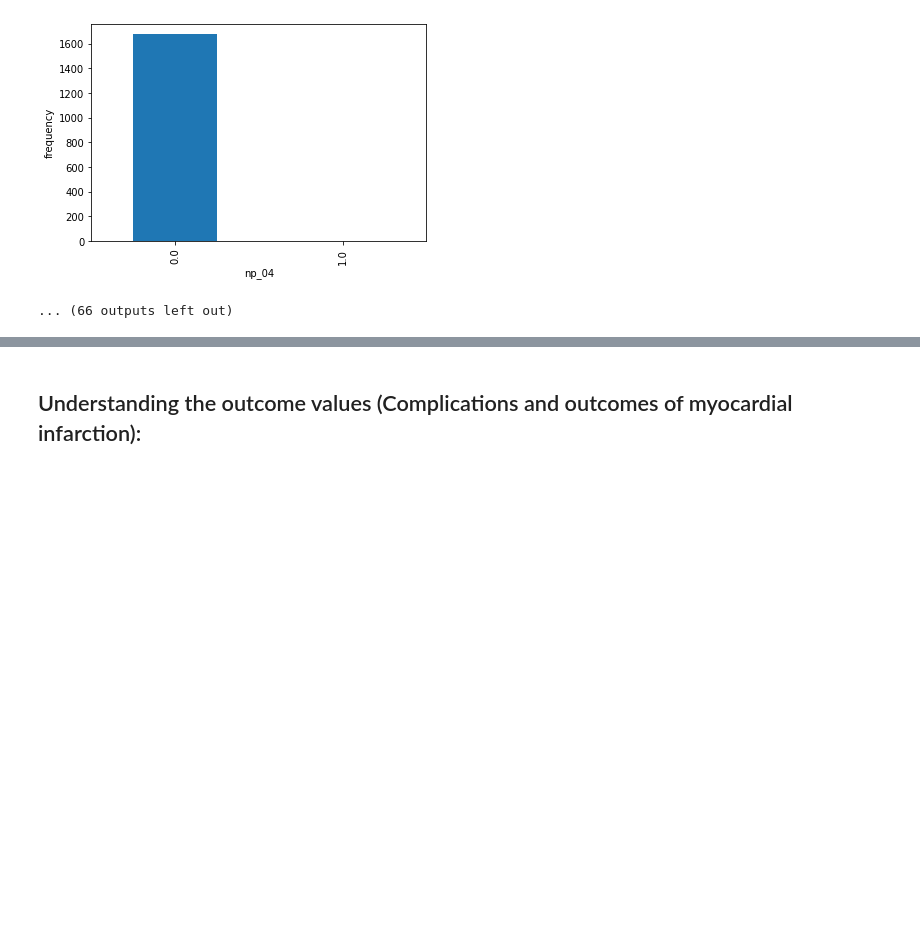
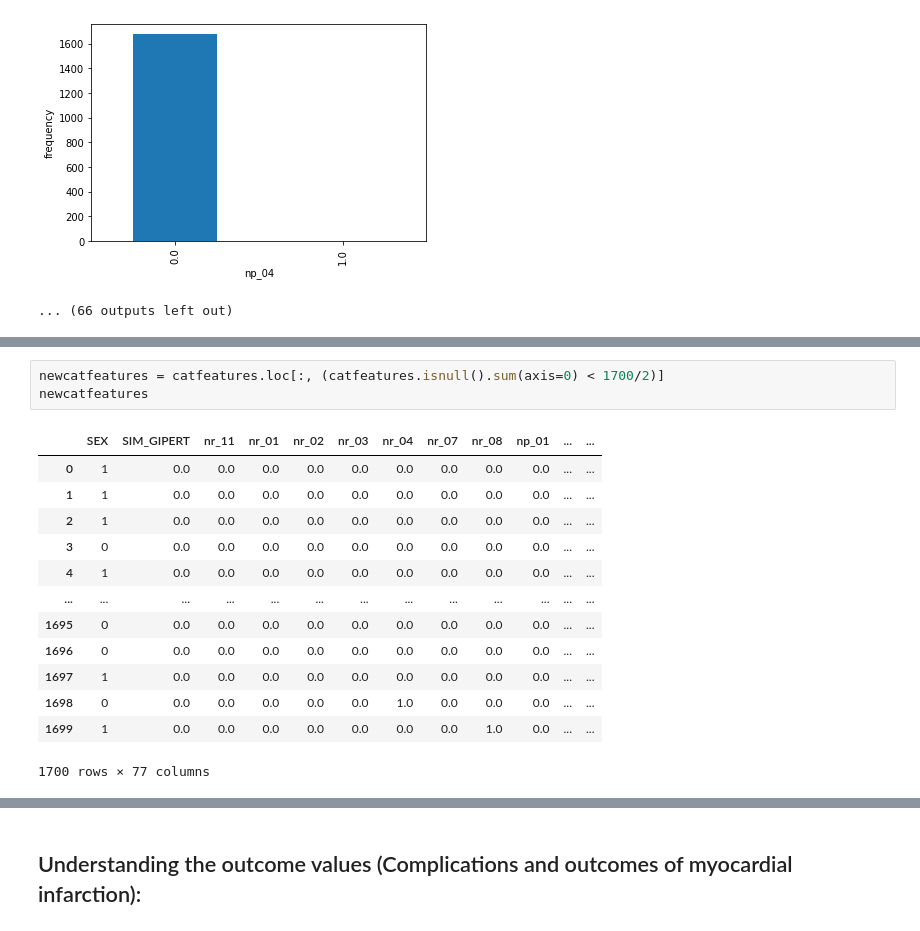
Before and after one commit to evercrystalelf/jly-ml-project, a Jupyter notebook: yi-jin.ipynb, the cells around one changed output, grey strips where cells are left out. Drawn from its saved outputs; the diff is of its cells as text; blank space fills up the shorter version.

```diff
--- a/yi-jin.ipynb
+++ b/yi-jin.ipynb
@@ -259,0 +292,17 @@ dtype: int64
+# %%
+newcatfeatures = catfeatures.loc[:, (catfeatures.isnull().sum(axis=0) < 1700/2)]
+newcatfeatures
+# %% [output]
+|  | SEX | SIM_GIPERT | nr_11 | nr_01 | nr_02 | nr_03 | nr_04 | nr_07 | nr_08 | np_01 | ... | ... |
+| 0 | 1 | 0.0 | 0.0 | 0.0 | 0.0 | 0.0 | 0.0 | 0.0 | 0.0 | 0.0 | ... | ... |
+| 1 | 1 | 0.0 | 0.0 | 0.0 | 0.0 | 0.0 | 0.0 | 0.0 | 0.0 | 0.0 | ... | ... |
+| 2 | 1 | 0.0 | 0.0 | 0.0 | 0.0 | 0.0 | 0.0 | 0.0 | 0.0 | 0.0 | ... | ... |
+| 3 | 0 | 0.0 | 0.0 | 0.0 | 0.0 | 0.0 | 0.0 | 0.0 | 0.0 | 0.0 | ... | ... |
+| 4 | 1 | 0.0 | 0.0 | 0.0 | 0.0 | 0.0 | 0.0 | 0.0 | 0.0 | 0.0 | ... | ... |
+| ... | ... | ... | ... | ... | ... | ... | ... | ... | ... | ... | ... | ... |
+| 1695 | 0 | 0.0 | 0.0 | 0.0 | 0.0 | 0.0 | 0.0 | 0.0 | 0.0 | 0.0 | ... | ... |
+| 1696 | 0 | 0.0 | 0.0 | 0.0 | 0.0 | 0.0 | 0.0 | 0.0 | 0.0 | 0.0 | ... | ... |
+| 1697 | 1 | 0.0 | 0.0 | 0.0 | 0.0 | 0.0 | 0.0 | 0.0 | 0.0 | 0.0 | ... | ... |
+| 1698 | 0 | 0.0 | 0.0 | 0.0 | 0.0 | 0.0 | 1.0 | 0.0 | 0.0 | 0.0 | ... | ... |
+| 1699 | 1 | 0.0 | 0.0 | 0.0 | 0.0 | 0.0 | 0.0 | 0.0 | 1.0 | 0.0 | ... | ... |
+1700 rows × 77 columns
```
Also changed, not shown: parts of 7 cells of this notebook.
